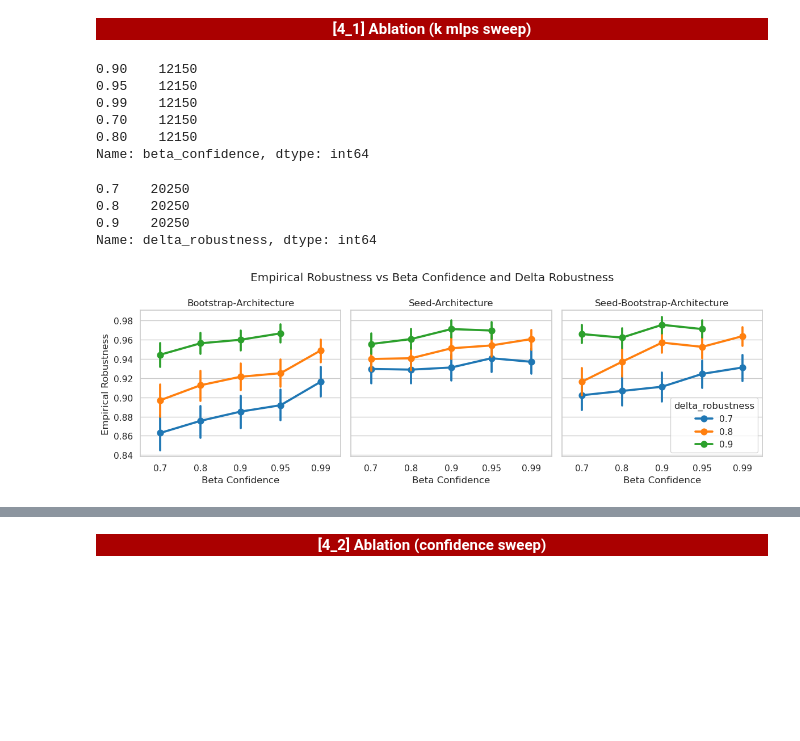
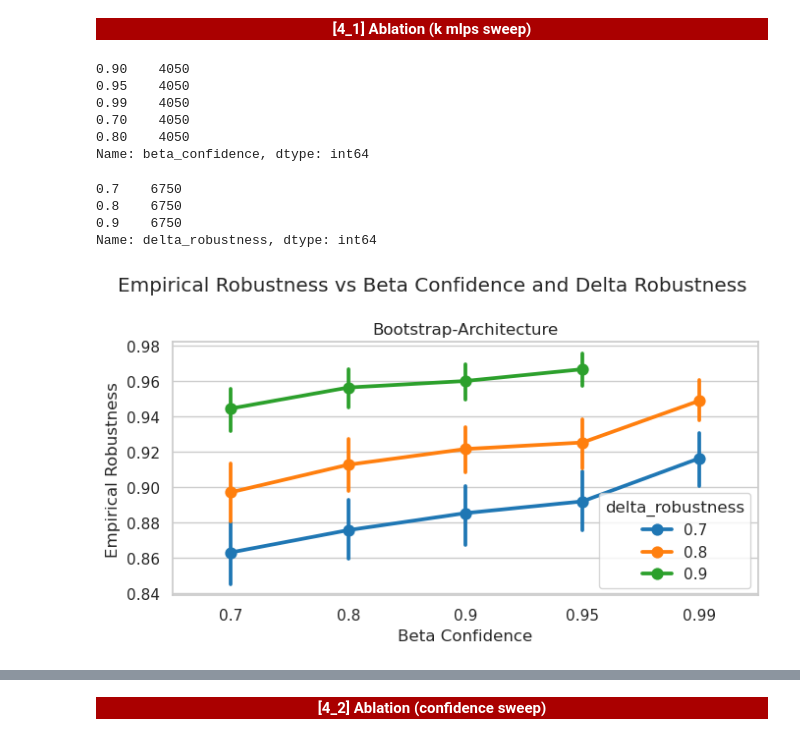
Before and after one commit to istepka/betarce, a Jupyter notebook: exp_vis.ipynb, the cells around one changed output, grey strips where cells are left out. Drawn from its saved outputs; the diff is of its cells as text; code cells hidden in the pictures; blank space fills up the shorter version.

```diff
--- a/exp_vis.ipynb
+++ b/exp_vis.ipynb
@@ -44,6 +44,12 @@ def process_results(results_path: str, ext: str = 'feather'):
                     else:
                         df['base_cf_method'] = 'GrowingSpheres'
 
+                    # Temporary fix for the experiment type
+                    # ----------------------------
+                    exp_types = list(filter(lambda x: 'seed' not in x.lower(), df['experiment_type'].unique()))
+                    df = df[df['experiment_type'].isin(exp_types)]
+                    # ----------------------------
+
                     results_list.append(df)
 
     # Concatenate all the results
@@ -189,7 +195,7 @@ Lengths of the dataframes: NN GS: 378000, NN Dice: 81000, DT GS: 59802, DT Dice:
 # x-axis: lower bound discretized
 # y-axis: average empirical robustness
 
-_tmp_df = nn_gs_df.copy()
+_tmp_df = nn_df.copy()
 lb_threshs = [0.5, 0.6, 0.7, 0.8, 0.9, 1.0]
 _tmp_df['CI lower bound'] = pd.cut(_tmp_df['lower_bound_beta'], bins=lb_threshs, labels=lb_threshs[:-1])
 _tmp_df['CI midpoint'] = (_tmp_df['lower_bound_beta'] + _tmp_df['upper_bound_beta']) / 2
@@ -208,10 +214,11 @@ g = sns.catplot(data=_tmp_df,
             # markers=markers,
             height=5,
             aspect=1.5,
+            legend_out=False,
 )
 for ax in g.axes.flat:
-    ax.plot(list(range(5)), lb_threshs[:-1], color='black', linestyle='--', linewidth=1, label='Lower bound')
+    ax.plot(list(range(5)), lb_threshs[:-1], color='black', linestyle='--', linewidth=1, label='Reference x=y line')
 
-
+plt.legend()
 plt.savefig(f'{images_dir}/1_robustness_vs_ci_lower_bound.png', dpi=300, bbox_inches='tight')
 # %% [output]
@@ -478,0 +668,19 @@ plt.savefig(f'{images_dir}/3_empirical_robustness_vs_l1_distance.png', dpi=300,
+# %%
+# Rename the columns to shorter names
+vis_df_final.columns = ['Emp. Rob.', 'Dist. to Base', 'Prox. L1', 'Plaus.', 'Disc. Pow.']
+# Rename Experiment types to shorter names
+vis_df_final = vis_df_final.rename(index={'Architecture': 'Arch.', 'Bootstrap': 'Btstrp.', 'Bootstrap-Architecture': 'Btstrp. Arch.'})
+# Rename datasets to shorter names
+vis_df_final = vis_df_final.rename(index={'fico': 'HELOC', 'wine_quality': 'Wine'})
+
+# Create latex table with .3f precision
+latex_table = vis_df_final.style \
+        .format(precision=3) \
+        .to_latex(
+            caption='Top 2 results closest to 0.85 empirical robustness for RobX and BetaRCE.',
+            label='tab:comparison',
+        )
+
+# Save the latex table
+with open(f'{images_dir}/4_empirical_robustness_closest_to_0.85.tex', 'w') as f:
+    f.write(latex_table)
@@ -485,46 +762,49 @@ conf_sweep_raw_df = process_results(conf_sweep_results_path)
 # %%
 conf_sweep_raw_df['beta_confidence'].value_counts()
 # %% [output]
-0.90    12150
-0.95    12150
-0.99    12150
-0.70    12150
-0.80    12150
+0.90    4050
+0.95    4050
+0.99    4050
+0.70    4050
+0.80    4050
 Name: beta_confidence, dtype: int64
 # %%
 conf_sweep_raw_df['delta_robustness'].value_counts()
 # %% [output]
-0.7    20250
-0.8    20250
-0.9    20250
+0.7    6750
+0.8    6750
+0.9    6750
 Name: delta_robustness, dtype: int64
 # %%
 experiments = conf_sweep_raw_df['experiment_type'].unique()
 
-fig, axes = plt.subplots(ncols=len(experiments), figsize=(12, 4), sharex=True, sharey=True)
+figwidth = 7
+fig, axes = plt.subplots(ncols=len(experiments), figsize=(figwidth, 4), sharex=True, sharey=True)
 
 for i, experiment in enumerate(experiments):
+
+    ax = axes[i] if len(experiments) > 1 else axes
 
     tmp_conf_df = conf_sweep_raw_df.copy()
     tmp_conf_df = tmp_conf_df[tmp_conf_df['experiment_type'] == experiment]
 
     sns.pointplot(data=tmp_conf_df,
                   x='beta_confidence',
                   y='robust_counterfactual_validity_model2',
                   hue='delta_robustness',
-                  ax=axes[i],
+                  ax=ax,
                   palette='tab10',
                   legend=True if i == len(experiments) - 1 else False
     )
 
-    axes[i].set_title(experiment)
-    axes[i].set_xlabel('Beta Confidence')
+    ax.set_title(experiment)
+    ax.set_xlabel('Beta Confidence')
     if i == 0:
-        axes[i].set_ylabel('Empirical Robustness')
+        ax.set_ylabel('Empirical Robustness')
 
     plt.suptitle('Empirical Robustness vs Beta Confidence and Delta Robustness')
 
 plt.tight_layout()
 plt.savefig(f'{images_dir}/4_1_empirical_robustness_vs_beta_confidence_and_delta.png', dpi=300, bbox_inches='tight')
 # %% [output]
-[figure, old version]
+[figure, new version]
```
Also changed, not shown: parts of 17 cells of this notebook.
